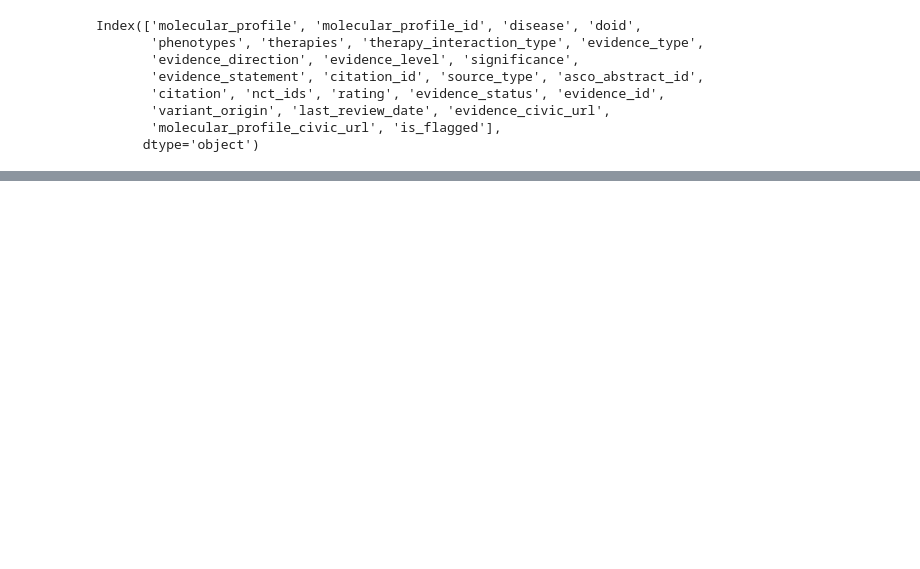
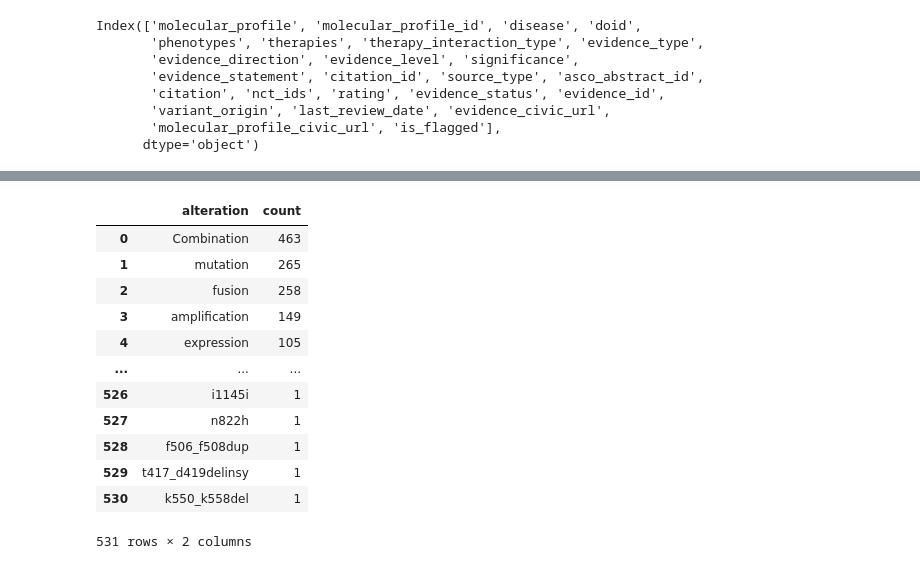
Before and after one commit to hjjshine/rag-llm-cancer-paper, a Jupyter notebook: external-validation/non-moa-database/civic/0.format-data-table.ipynb, the cells around one changed output, grey strips where cells are left out. Saved outputs shown, nothing was run; the diff lists cells and outputs as text; code cells hidden in the pictures; blank space fills up the shorter version.

```diff
--- a/external-validation/non-moa-database/civic/0.format-data-table.ipynb
+++ b/external-validation/non-moa-database/civic/0.format-data-table.ipynb
@@ -17,3 +19,10 @@ Index(['molecular_profile', 'molecular_profile_id', 'disease', 'doid',
        'variant_origin', 'last_review_date', 'evidence_civic_url',
        'molecular_profile_civic_url', 'is_flagged'],
       dtype='object')
+# %%
+import requests
+import json
+oncotree = requests.get('https://oncotree.mskcc.org:443/api/tumorTypes').json()
+oncotree = pd.json_normalize(oncotree)
+oncotree['name'] = oncotree['name'].apply(lambda x: x.lower())
+oncotree_dict = dict(zip(oncotree['name'], oncotree['mainType']))
@@ -19,0 +109,36 @@ Index(['molecular_profile', 'molecular_profile_id', 'disease', 'doid',
+# %%
+def format_gene(x):
+    x = x.lower()
+    #if the number of spaces is 1, it's standard so extract gene and alteration
+    if ' and ' in x or ' or ' in x:
+        return 'Combination'
+    elif x.count(' ') == 1:
+        gene = x.split(' ')[0]
+        return gene
+    elif ' and ' in x or ' or ' in x:
+        return 'Combination'
+    elif 'exon' in x:
+        return x.split(' exon')[0]
+    else:
+        if check_gene_name_exist(x.split(' ')[0]):
+            return x.split(' ')[0]
+        else:
+            return '-'
+def format_alteration(x):
+    x = x.lower()
+    #if the number of spaces is 1, it's standard so extract gene and alteration
+    if x.count(' ') == 1:
+        alteration = x.split(' ')[1]
+        return alteration
+    elif ' and ' in x or ' or ' in x:
+        return 'Combination'
+    elif 'exon' in x:
+        return 'exon '+ x.split(' exon')[1].strip()
+    else:
+        if check_gene_name_exist(x.split(' ')[0]):
+            return x.split(' ')[1]
+        else:
+            return '-'
+formatted_df['gene'] = formatted_df['biomarker'].apply(lambda x: pd.Series(format_gene(x)))
+formatted_df['alteration'] = formatted_df['biomarker'].apply(lambda x: pd.Series(format_alteration(x)))
+formatted_df['gene'].value_counts()
@@ -19,0 +159,16 @@ Index(['molecular_profile', 'molecular_profile_id', 'disease', 'doid',
+# %%
+formatted_df['alteration'].value_counts().reset_index()
+# %% [output]
+|  | alteration | count |
+| 0 | Combination | 463 |
+| 1 | mutation | 265 |
+| 2 | fusion | 258 |
+| 3 | amplification | 149 |
+| 4 | expression | 105 |
+| ... | ... | ... |
+| 526 | i1145i | 1 |
+| 527 | n822h | 1 |
+| 528 | f506_f508dup | 1 |
+| 529 | t417_d419delinsy | 1 |
+| 530 | k550_k558del | 1 |
+531 rows × 2 columns
```
Also changed, not shown: parts of 15 cells of this notebook, 40 other files.
